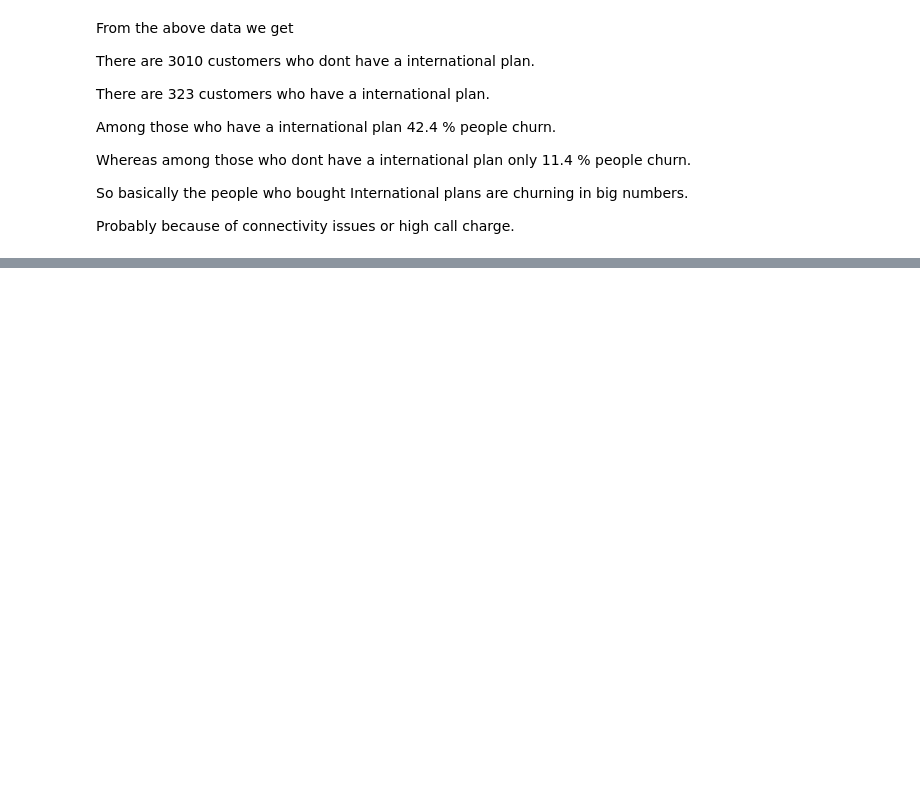
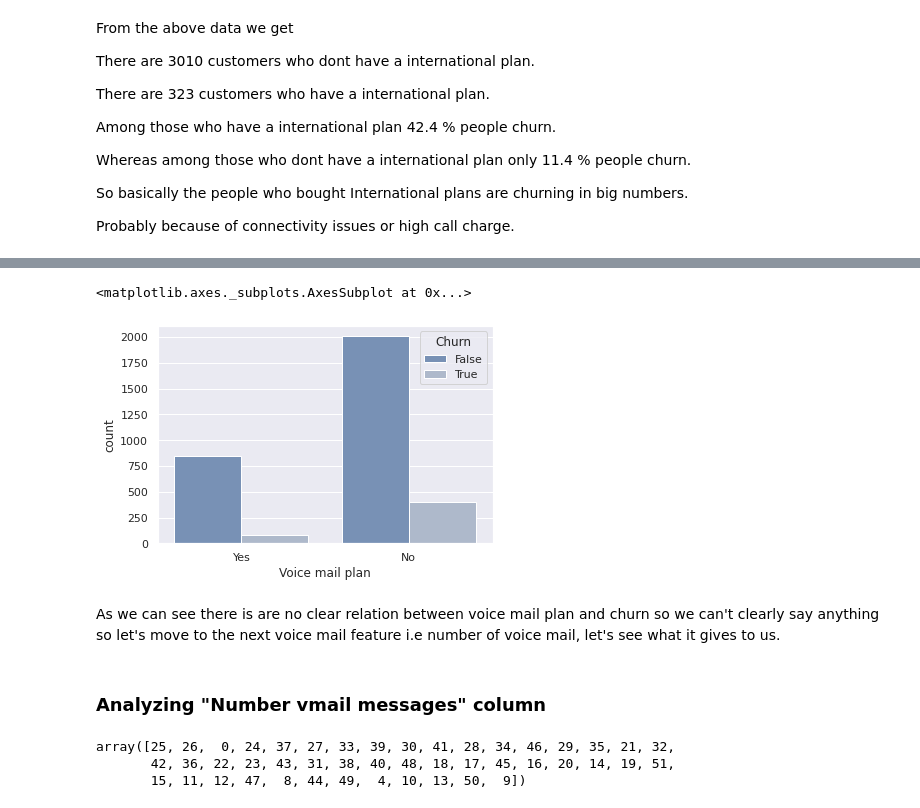
Before and after one commit to rubeshajith/EDA-on-Telecom-Churn-Data, a Jupyter notebook: Telecom_Churn_Analysis_Capstone_Project.ipynb, the cells around one changed output, grey strips where cells are left out. Saved outputs shown, nothing was run; the diff lists cells and outputs as text; code cells hidden in the pictures; blank space fills up the shorter version.

```diff
--- a/Telecom_Churn_Analysis_Capstone_Project.ipynb
+++ b/Telecom_Churn_Analysis_Capstone_Project.ipynb
@@ -420,0 +450,17 @@ Probably because of connectivity issues or high call charge.
+# %%
+#Analysing by using countplot
+sns.countplot(x='Voice mail plan',hue="Churn",data = df)
+# %% [output]
+<matplotlib.axes._subplots.AxesSubplot at 0x...>
+[figure, added]
+# %% [markdown]
+As we can see there is are no clear relation between voice mail plan and churn so we can't clearly say anything so let's move to the next voice mail feature i.e number of voice mail, let's see what it gives to us.
+# %% [markdown]
+### Analyzing "Number vmail messages" column
+# %%
+#show the data of 'Number vmail messages'
+df['Number vmail messages'].unique()
+# %% [output]
+array([25, 26,  0, 24, 37, 27, 33, 39, 30, 41, 28, 34, 46, 29, 35, 21, 32,
+       42, 36, 22, 23, 43, 31, 38, 40, 48, 18, 17, 45, 16, 20, 14, 19, 51,
+       15, 11, 12, 47,  8, 44, 49,  4, 10, 13, 50,  9])
```
Also changed, not shown: parts of 15 cells of this notebook.
